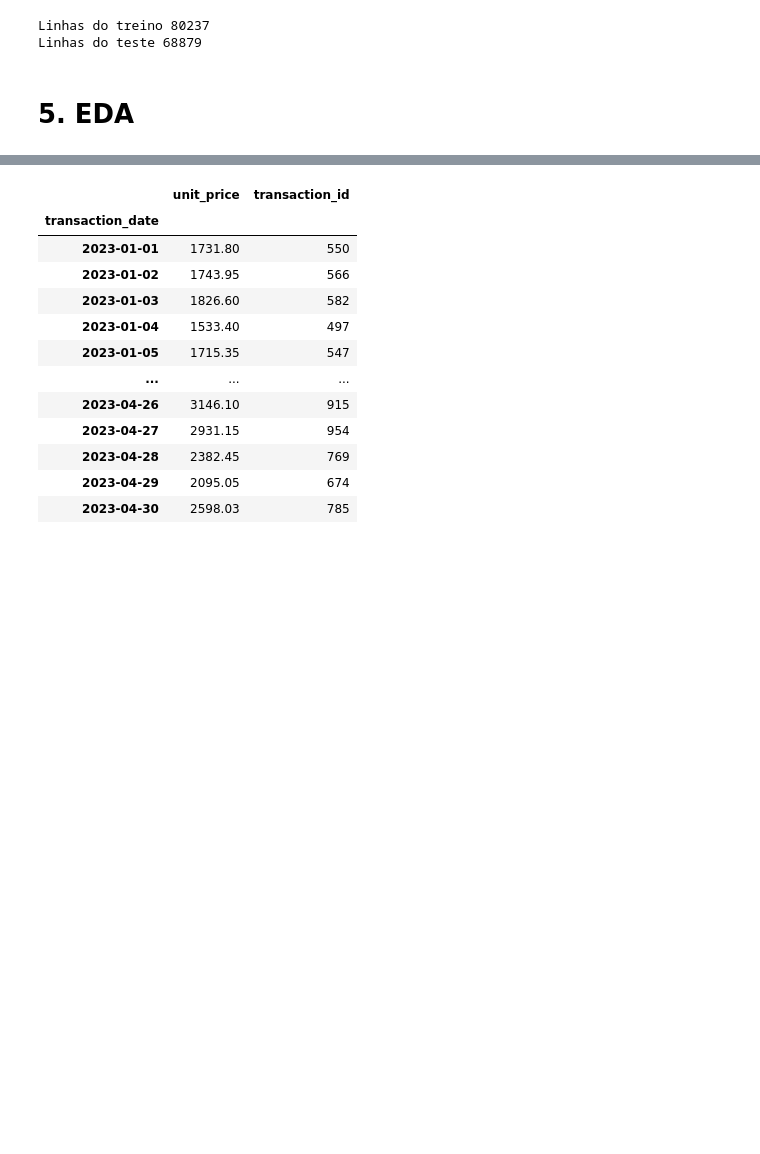
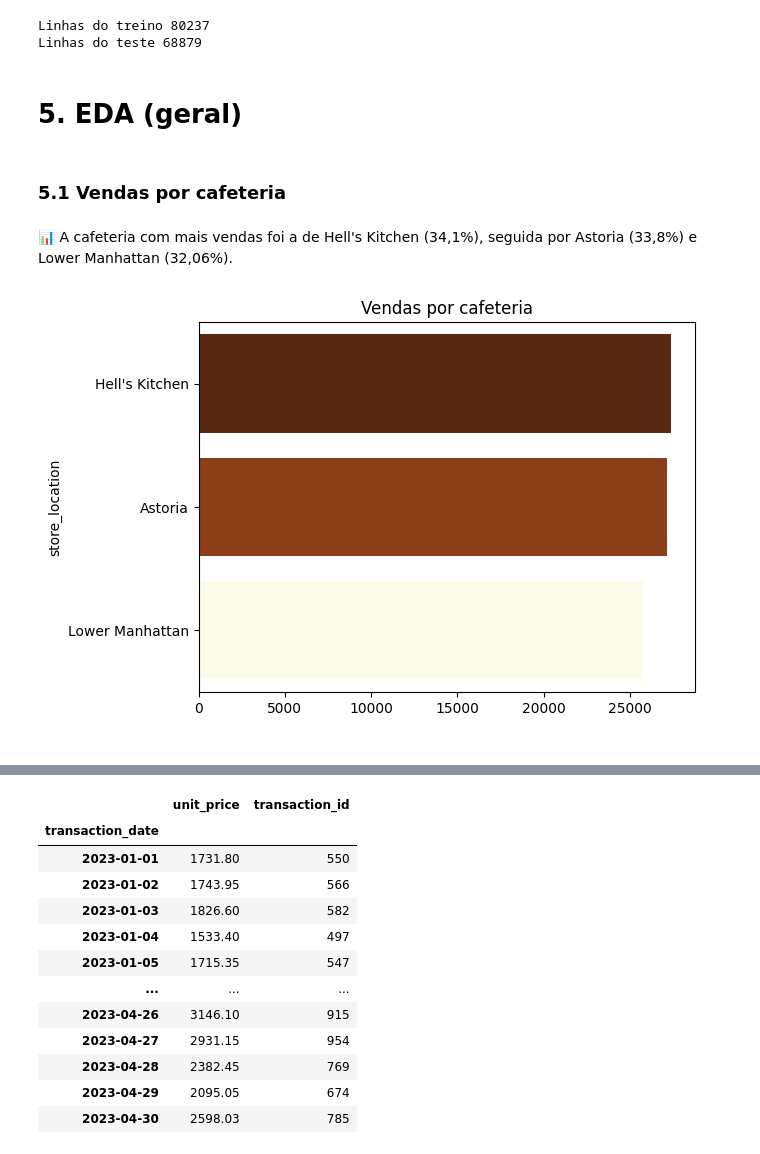
Before and after one commit to deborabmfreitas/coffee-shop-sales-prediction, a Jupyter notebook: coffee-shop-sales-prediction.ipynb, the cells around one changed output, grey strips where cells are left out. Saved outputs shown, nothing was run; the diff lists cells and outputs as text; code cells hidden in the pictures; blank space fills up the shorter version.

```diff
--- a/coffee-shop-sales-prediction.ipynb
+++ b/coffee-shop-sales-prediction.ipynb
@@ -79,5 +81,30 @@ print(f'Linhas do teste {test.shape[0]}')
 Linhas do treino 80237
 Linhas do teste 68879
 # %% [markdown]
-# 5. EDA
+# 5. EDA (geral)
+# %% [markdown]
+### 5.1 Vendas por cafeteria
+# %% [markdown]
+📊 A cafeteria com mais vendas foi a de Hell's Kitchen (34,1%), seguida por Astoria (33,8%) e Lower Manhattan (32,06%).
+# %%
+# Contando os valores
+store_counts = train['store_location'].value_counts().reset_index()
+
+# Criando o gráfico
+sns.barplot(
+    x='count',
+    y='store_location',
+    data=store_counts,
+    palette='YlOrBr',
+    hue='count',
+    dodge=False
+)
+
+# Personalizando o gráfico
+plt.title('Vendas por cafeteria', fontsize=12)
+plt.xlabel(' ', fontsize=12)
+plt.legend([], [], frameon=False)  # Removendo a legenda gerada pelo hue
+plt.show()
+# %% [output]
+[figure, added]
 # %%
```
Also changed, not shown: parts of 12 cells of this notebook.
